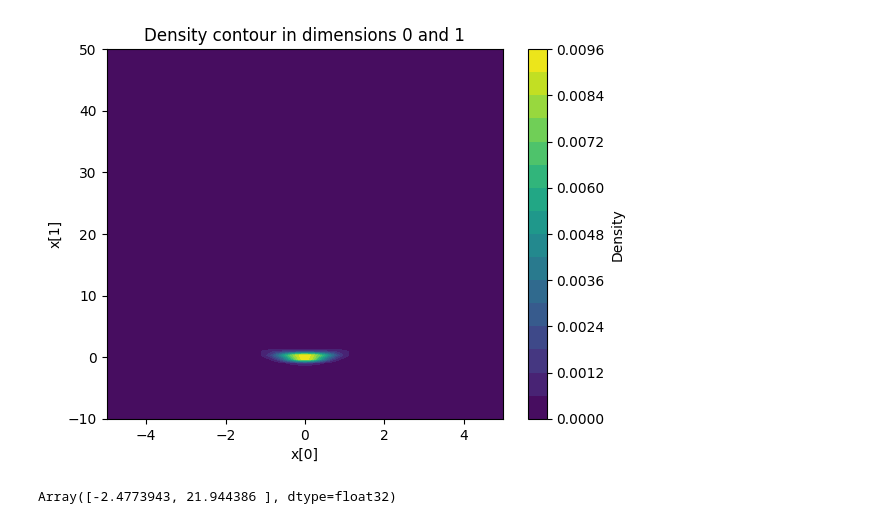
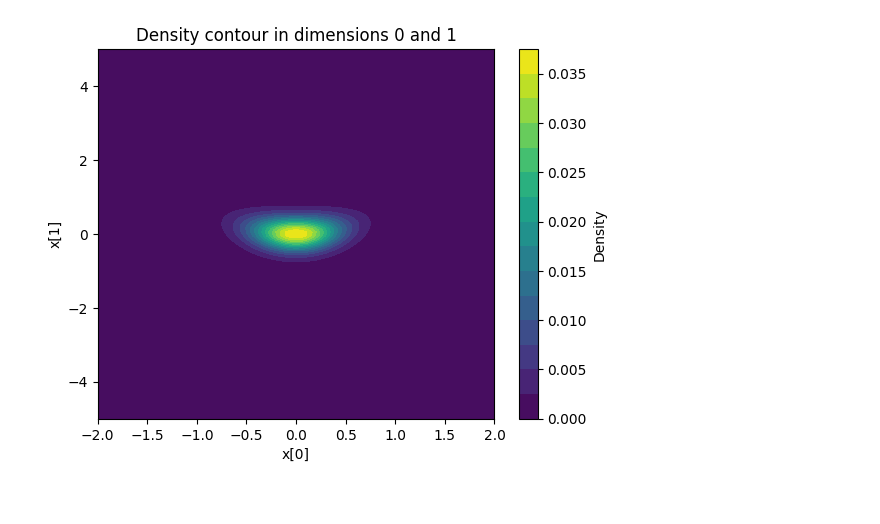
Before and after one commit to liusf15/sub-cauchy-sampler, a Jupyter notebook: experiments/test_realnvp.ipynb, the cells around one changed output. Saved outputs shown, nothing was run; the diff lists cells and outputs as text; code cells hidden in the pictures.

```diff
--- a/experiments/test_realnvp.ipynb
+++ b/experiments/test_realnvp.ipynb
@@ -77,32 +82,28 @@ plt.ylim(-15, 15)
 # %%
 def plot_density_contour(logp, i, j, d, xlim=(-3, 3), ylim=(-3, 3), n_grid=100):
     x_vals = jnp.linspace(xlim[0], xlim[1], n_grid)
     y_vals = jnp.linspace(ylim[0], ylim[1], n_grid)
     X, Y = jnp.meshgrid(x_vals, y_vals, indexing='ij')
     points_2d = jnp.stack([X.ravel(), Y.ravel()], axis=-1)
 
     def embed_to_d(x_ij):
         x = jnp.zeros(d)
         x = x.at[i].set(x_ij[0])
         x = x.at[j].set(x_ij[1])
         return x
 
     logp_vmapped = jax.vmap(lambda x_ij: logp(embed_to_d(x_ij)))
     Z = jnp.exp(logp_vmapped(points_2d)).reshape((n_grid, n_grid))
 
     plt.contourf(x_vals, y_vals, Z.T, levels=15, cmap='viridis')
     plt.xlabel(f"x[{i}]")
     plt.ylabel(f"x[{j}]")
     plt.colorbar(label="Density")
     plt.title(f"Density contour in dimensions {i} and {j}")
+
+plot_density_contour(target.log_prob, 0, 1, d, xlim=(-2, 2), ylim=(-5, 5))
+# %% [output]
+[figure, added]
-# %%
-plot_density_contour(target.log_prob, 0, 1, d, xlim=(-5, 5), ylim=(-10, 50))
-# %% [output]
-[figure, removed]
-# %%
-jnp.quantile(exact_samples[:, 1], jnp.array([0.025, 0.975]))
-# %% [output]
-Array([-2.4773943, 21.944386 ], dtype=float32)
 # %%
 fig, ax = plt.subplots(1, 2, figsize=(8, 4))
 for i, j in enumerate([0, 1]):
```
Also changed, not shown: parts of 48 cells of this notebook, 2 other files.
